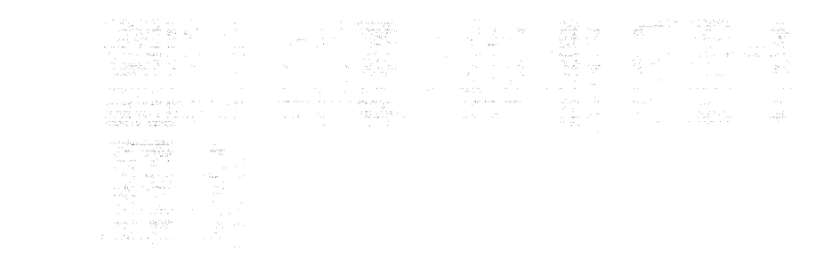
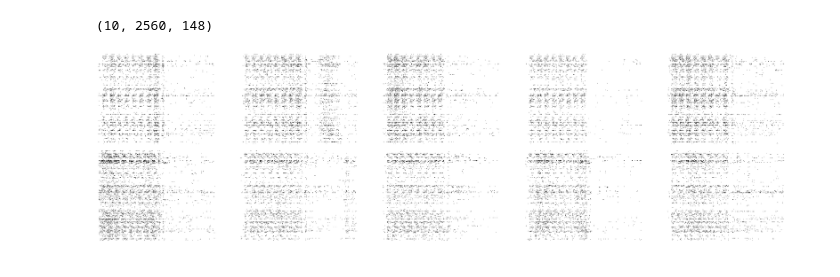
Before and after one commit to catniplab/vlgp, a Jupyter notebook: Graf.ipynb, the cells around one changed output. Drawn from its saved outputs; the diff is of its cells as text; code cells hidden in the pictures.

```diff
--- a/Graf.ipynb
+++ b/Graf.ipynb
@@ -53,5 +53,11 @@ y = np.transpose(Graf_Sample[0]['y'], axes=(2, 1, 0))
+# %%
+Graf = loadmat(os.path.join(samplepath, 'Graf'), squeeze_me=True)
+# %%
+Graf['y'].shape
+# %% [output]
+(10, 2560, 148)
 # %%
-graph.rasterplot(y[:5, :, :])
+graph.rasterplot(Graf['y'], ncol=5)
 # %% [output]
-[figure, old version]
+[figure, new version]
 # %%
```
Also changed, not shown: parts of 9 cells of this notebook, 5 other files.
